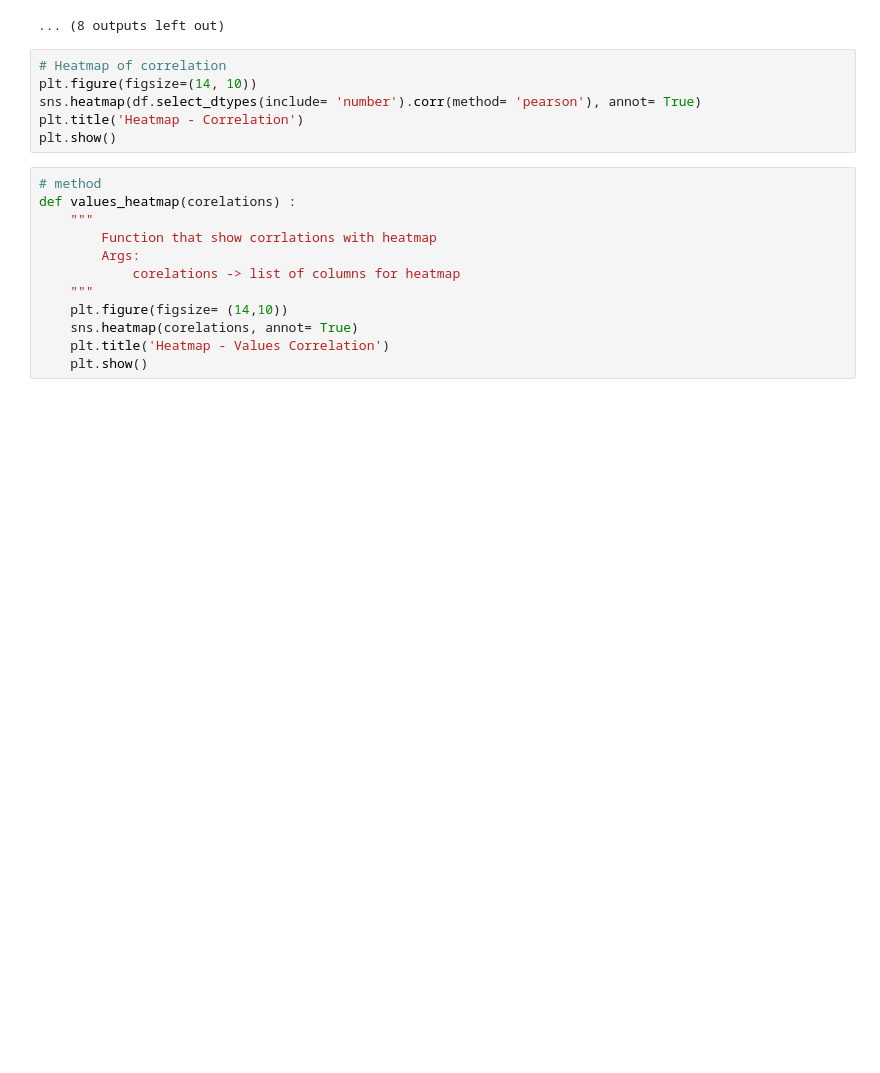
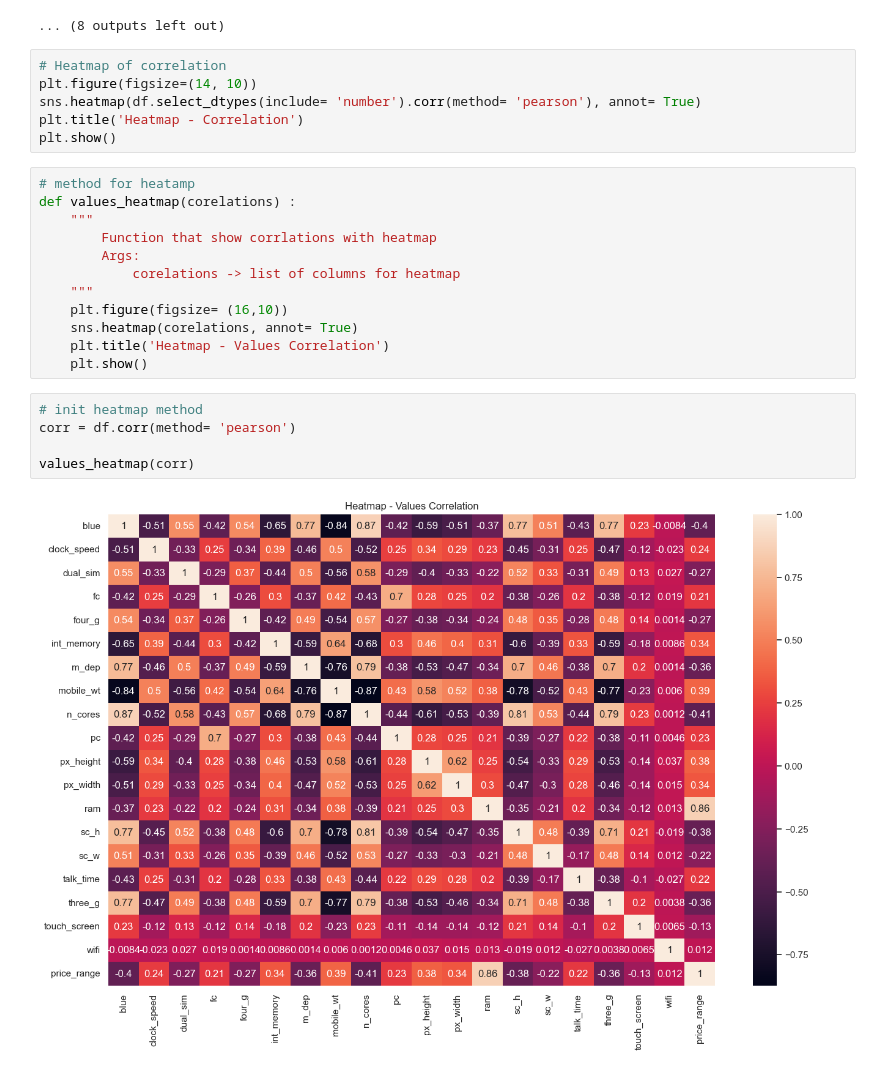
Before and after one commit to CrisMagdziak/Mobile_Prices, a Jupyter notebook: mobiles.ipynb, the cells around one changed output. Drawn from its saved outputs; the diff is of its cells as text; blank space fills up the shorter version.

```diff
--- a/mobiles.ipynb
+++ b/mobiles.ipynb
@@ -145,14 +145,21 @@ sns.heatmap(df.select_dtypes(include= 'number').corr(method= 'pearson'), annot=
 plt.title('Heatmap - Correlation')
 plt.show()
 # %%
-# method
+# method for heatamp
 def values_heatmap(corelations) :
     """
         Function that show corrlations with heatmap
         Args:
             corelations -> list of columns for heatmap
     """
-    plt.figure(figsize= (14,10))
+    plt.figure(figsize= (16,10))
     sns.heatmap(corelations, annot= True)
     plt.title('Heatmap - Values Correlation')
     plt.show()
+# %%
+# init heatmap method
+corr = df.corr(method= 'pearson')
+
+values_heatmap(corr)
+# %% [output]
+[figure, added]
```
